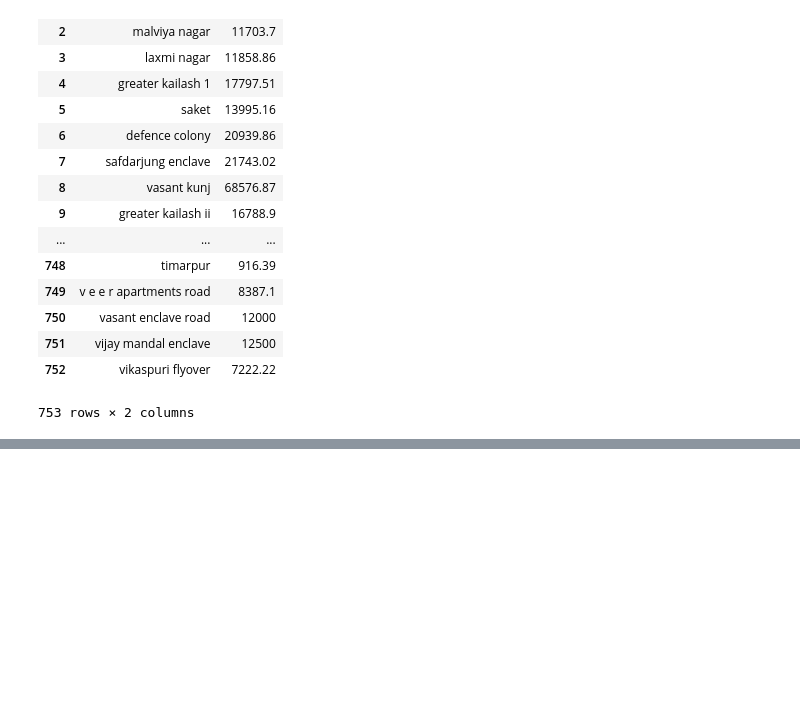
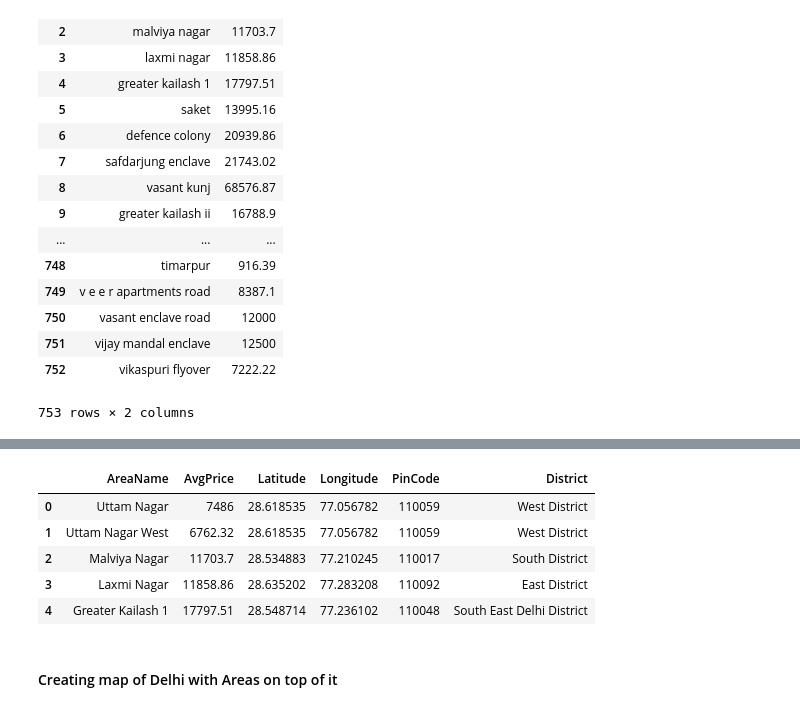
Before and after one commit to abhishek-shrm/Coursera_Capstone, a Jupyter notebook: data-analysis-delhi.ipynb, the cells around one changed output, grey strips where cells are left out. Saved outputs shown, nothing was run; the diff lists cells and outputs as text; code cells hidden in the pictures; blank space fills up the shorter version.

```diff
--- a/data-analysis-delhi.ipynb
+++ b/data-analysis-delhi.ipynb
@@ -166,0 +246,17 @@ df.to_csv('pricing.csv')
+# %%
+#capitalizing area names
+areaNames=[]
+for area in df['AreaName'].values:
+    area=area.title()
+    areaNames.append(area)
+df['AreaName']=areaNames
+df.head()
+# %% [output]
+|  | AreaName | AvgPrice | Latitude | Longitude | PinCode | District |
+| 0 | Uttam Nagar | 7486 | 28.618535 | 77.056782 | 110059 | West District |
+| 1 | Uttam Nagar West | 6762.32 | 28.618535 | 77.056782 | 110059 | West District |
+| 2 | Malviya Nagar | 11703.7 | 28.534883 | 77.210245 | 110017 | South District |
+| 3 | Laxmi Nagar | 11858.86 | 28.635202 | 77.283208 | 110092 | East District |
+| 4 | Greater Kailash 1 | 17797.51 | 28.548714 | 77.236102 | 110048 | South East Delhi District |
+# %% [markdown]
+#### Creating map of Delhi with Areas on top of it
```
Also changed, not shown: parts of 11 cells of this notebook, 2 other files.
